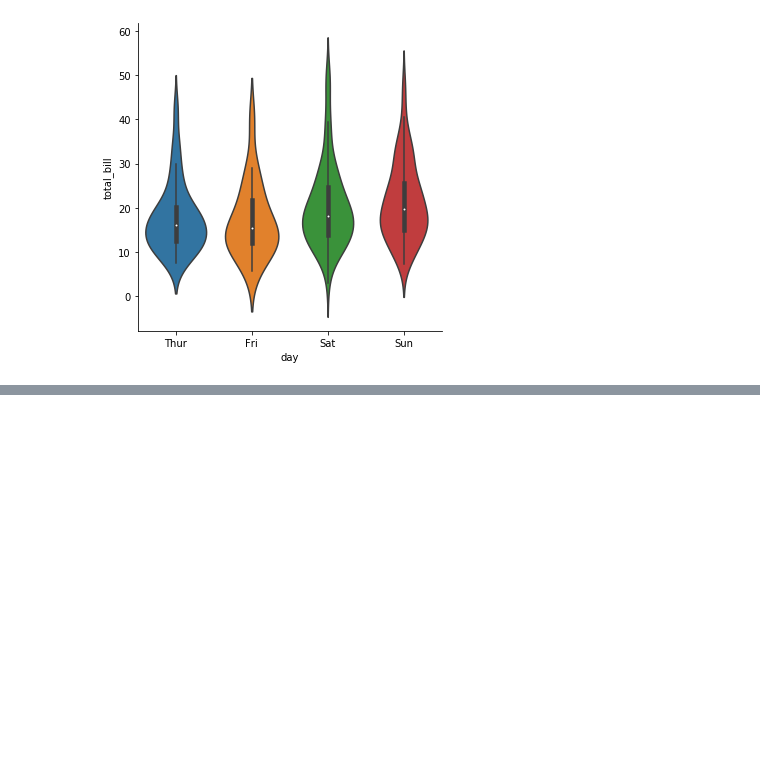
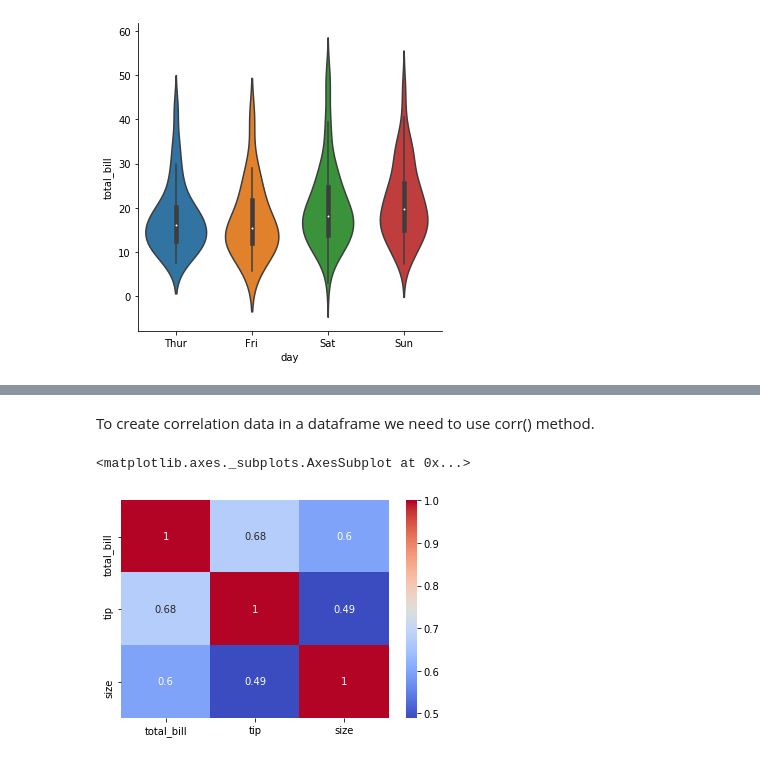
Before and after one commit to subhajitmajumder/python_program, a Jupyter notebook: me_seaborn.ipynb, the cells around one changed output, grey strips where cells are left out. Cells and saved outputs as stored; diff of their text form; code cells hidden in the pictures; blank space fills up the shorter version.

```diff
--- a/me_seaborn.ipynb
+++ b/me_seaborn.ipynb
@@ -242,0 +245,5 @@ sns.factorplot(x='day', y='total_bill', data=tips, kind='violin')
+# %%
+import seaborn as sns
+%matplotlib inline
+tips = sns.load_dataset('tips')
+flights = sns.load_dataset('flights')
@@ -242,0 +268,9 @@ sns.factorplot(x='day', y='total_bill', data=tips, kind='violin')
+# %% [markdown]
+To create correlation data in a dataframe we need to use corr() method.
+# %%
+tc = tips.corr()
+# %%
+sns.heatmap(tc, annot=True, cmap='coolwarm')
+# %% [output]
+<matplotlib.axes._subplots.AxesSubplot at 0x...>
+[figure, added]
```
Also changed, not shown: parts of 8 cells of this notebook.
